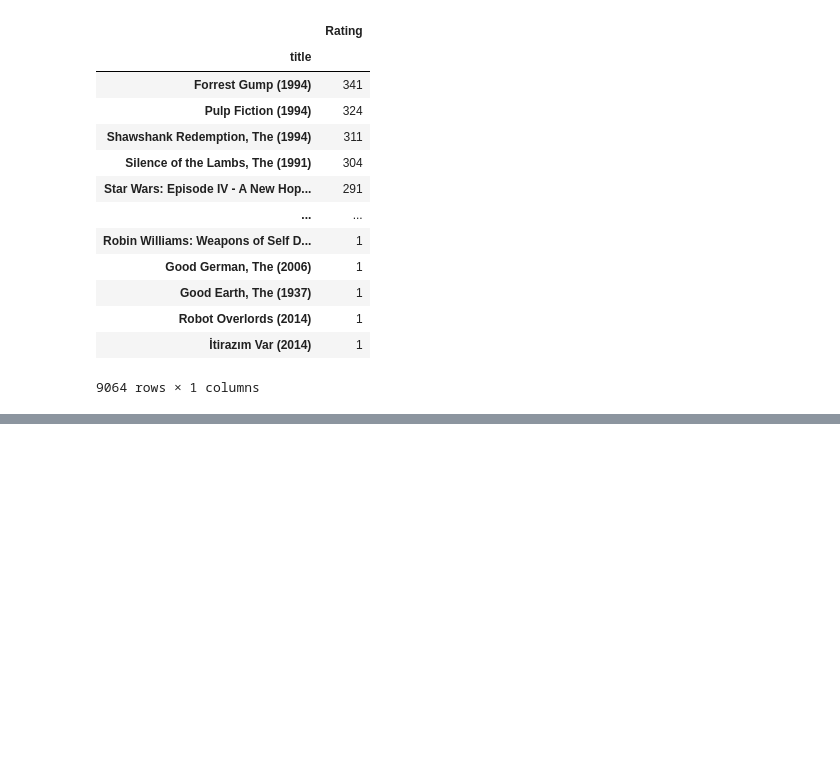
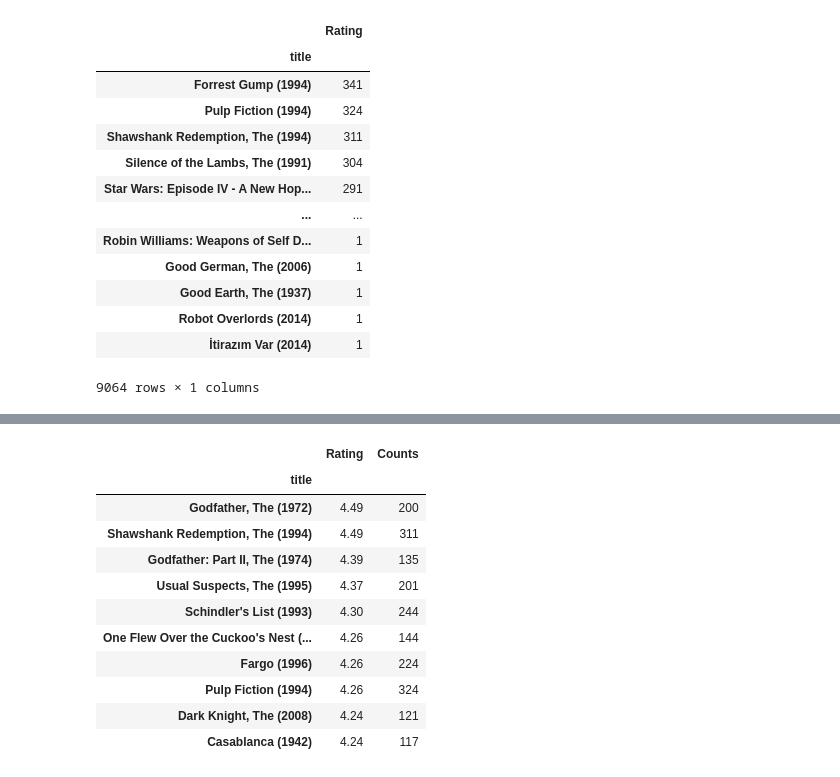
Before and after one commit to RochaErik/X-Recommendation-Systems, a Jupyter notebook: Recommendation_Systems.ipynb, the cells around one changed output, grey strips where cells are left out. Cells and saved outputs as stored; diff of their text form; code cells hidden in the pictures; blank space fills up the shorter version.

Commit message:
Top ten movies

```diff
--- a/Recommendation_Systems.ipynb
+++ b/Recommendation_Systems.ipynb
@@ -105,0 +161,17 @@ df.groupby(by='title').agg(Rating = ('rating', 'count')).sort_values('Rating', a
+# %%
+# Top ten movies
+selected_movies = ratings_means[(ratings_means['Rating'] > 3) & (ratings_means['Counts'] > 100)].sort_values('Rating', ascending=False).head(10)
+selected_movies
+# %% [output]
+|  | Rating | Counts |
+| title |  |  |
+| Godfather, The (1972) | 4.49 | 200 |
+| Shawshank Redemption, The (1994) | 4.49 | 311 |
+| Godfather: Part II, The (1974) | 4.39 | 135 |
+| Usual Suspects, The (1995) | 4.37 | 201 |
+| Schindler's List (1993) | 4.30 | 244 |
+| One Flew Over the Cuckoo's Nest (... | 4.26 | 144 |
+| Fargo (1996) | 4.26 | 224 |
+| Pulp Fiction (1994) | 4.26 | 324 |
+| Dark Knight, The (2008) | 4.24 | 121 |
+| Casablanca (1942) | 4.24 | 117 |
```
Also changed, not shown: parts of 5 cells of this notebook.
